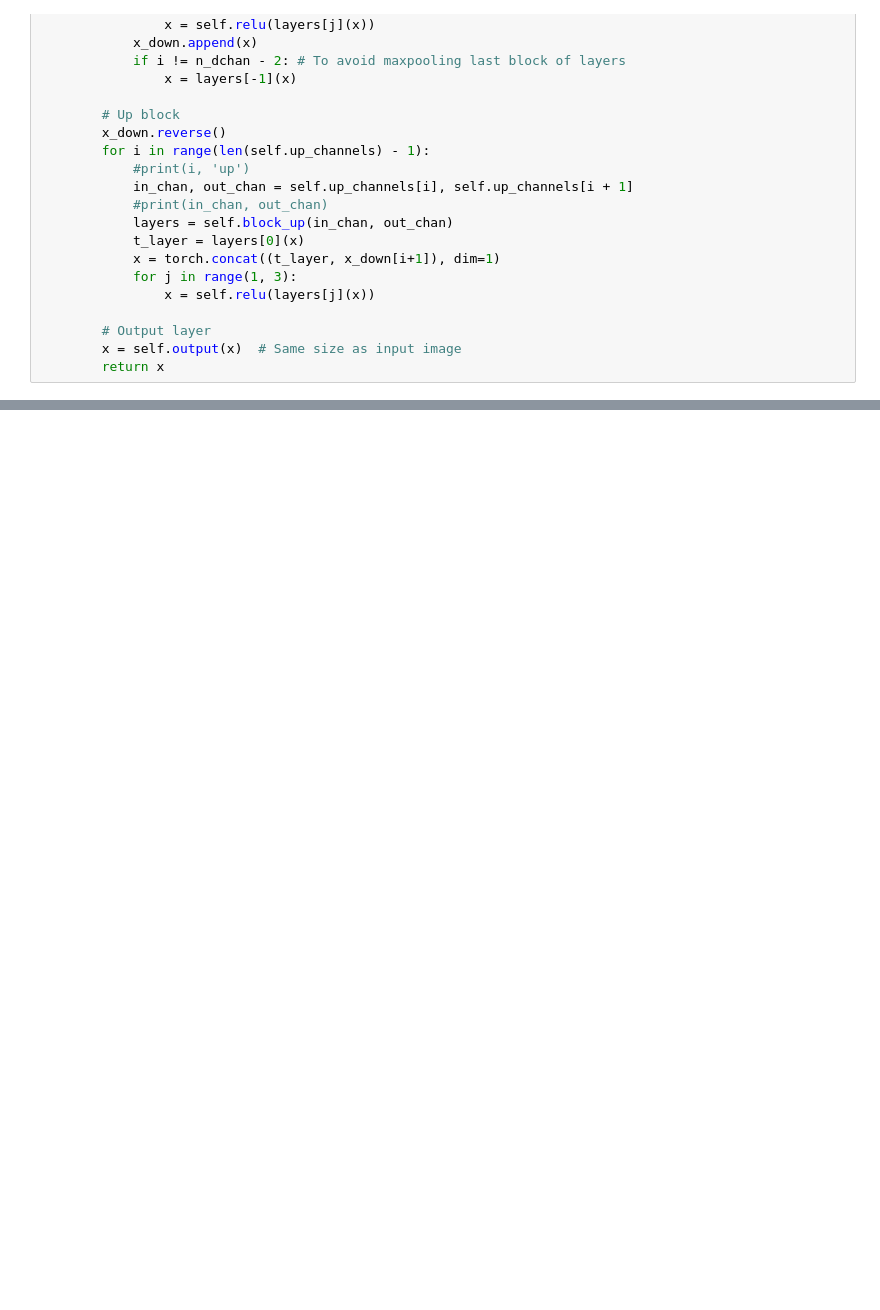
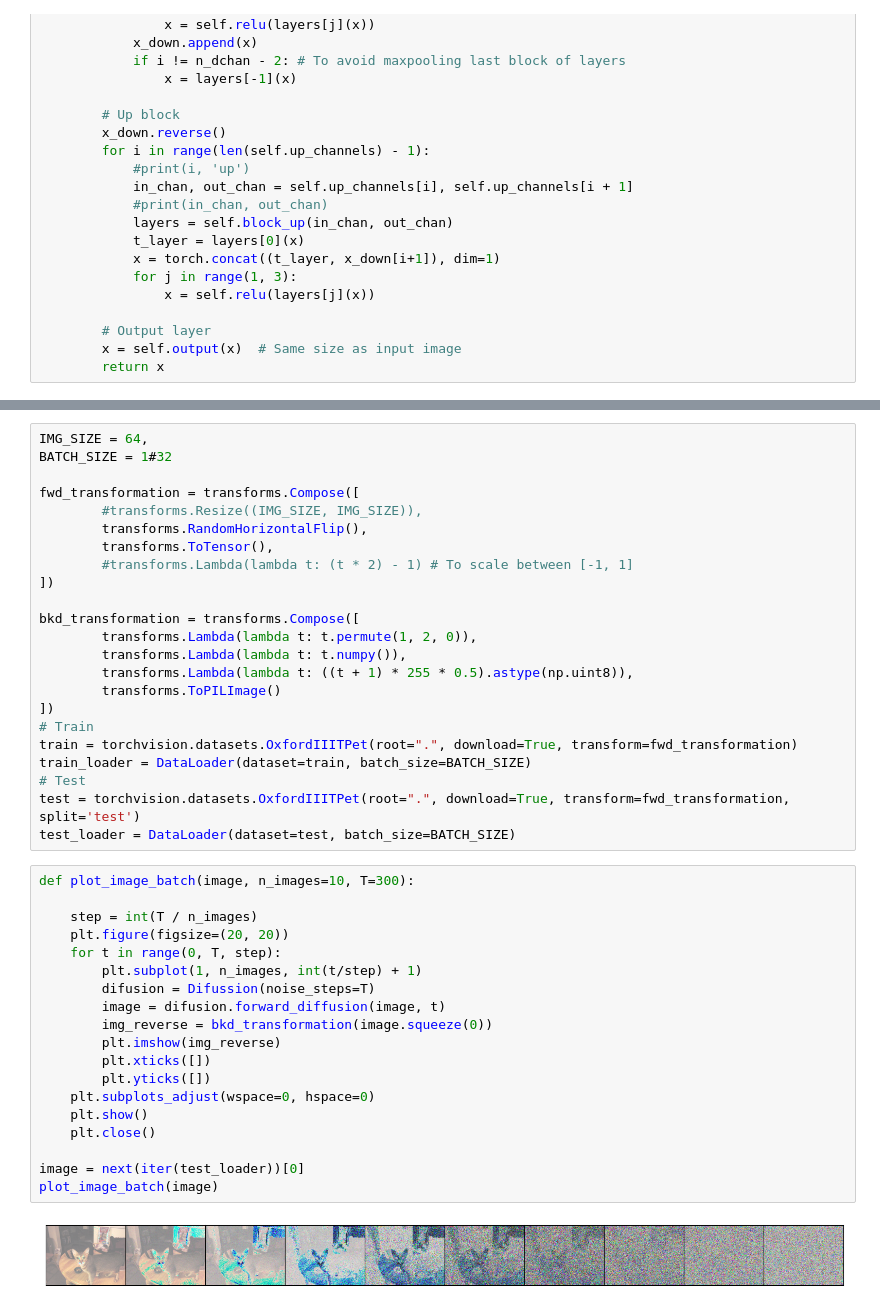
Before and after one commit to danalejosolerma/minimal_diffusion, a Jupyter notebook: diffusion.ipynb, the cells around one changed output, grey strips where cells are left out. Saved outputs shown, nothing was run; the diff lists cells and outputs as text; blank space fills up the shorter version.

Commit message:
Noise added. Alreadytested in a dataset

```diff
--- a/diffusion.ipynb
+++ b/diffusion.ipynb
@@ -72,0 +120,44 @@ torch.Size([1, 3, 128, 128])
+# %%
+IMG_SIZE = 64,
+BATCH_SIZE = 1#32
+
+fwd_transformation = transforms.Compose([
+        #transforms.Resize((IMG_SIZE, IMG_SIZE)),
+        transforms.RandomHorizontalFlip(),
+        transforms.ToTensor(),
+        #transforms.Lambda(lambda t: (t * 2) - 1) # To scale between [-1, 1]
+])
+
+bkd_transformation = transforms.Compose([
+        transforms.Lambda(lambda t: t.permute(1, 2, 0)),
+        transforms.Lambda(lambda t: t.numpy()),
+        transforms.Lambda(lambda t: ((t + 1) * 255 * 0.5).astype(np.uint8)),
+        transforms.ToPILImage()
+])
+# Train
+train = torchvision.datasets.OxfordIIITPet(root=".", download=True, transform=fwd_transformation)
+train_loader = DataLoader(dataset=train, batch_size=BATCH_SIZE)
+# Test
+test = torchvision.datasets.OxfordIIITPet(root=".", download=True, transform=fwd_transformation, split='test')
+test_loader = DataLoader(dataset=test, batch_size=BATCH_SIZE)
+# %%
+def plot_image_batch(image, n_images=10, T=300):
+
+    step = int(T / n_images)
+    plt.figure(figsize=(20, 20))
+    for t in range(0, T, step):
+        plt.subplot(1, n_images, int(t/step) + 1)
+        difusion = Difussion(noise_steps=T)
+        image = difusion.forward_diffusion(image, t)
+        img_reverse = bkd_transformation(image.squeeze(0))
+        plt.imshow(img_reverse)
+        plt.xticks([])
+        plt.yticks([])
+    plt.subplots_adjust(wspace=0, hspace=0)
+    plt.show()
+    plt.close()
+
+image = next(iter(test_loader))[0]
+plot_image_batch(image)
+# %% [output]
+[figure, added]
```
Also changed, not shown: parts of 4 cells of this notebook, 2 other files.
